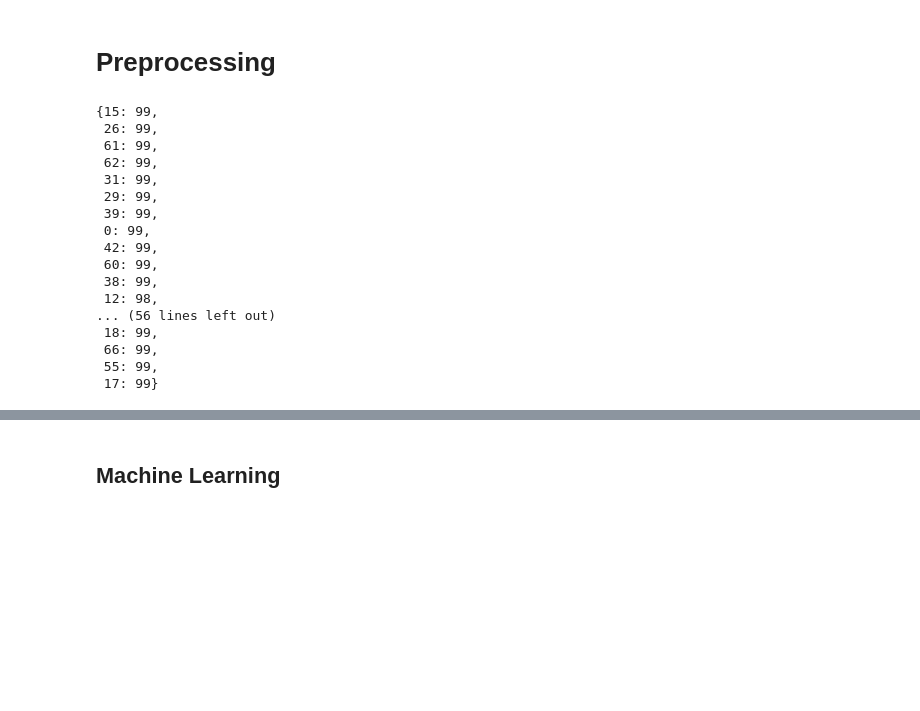
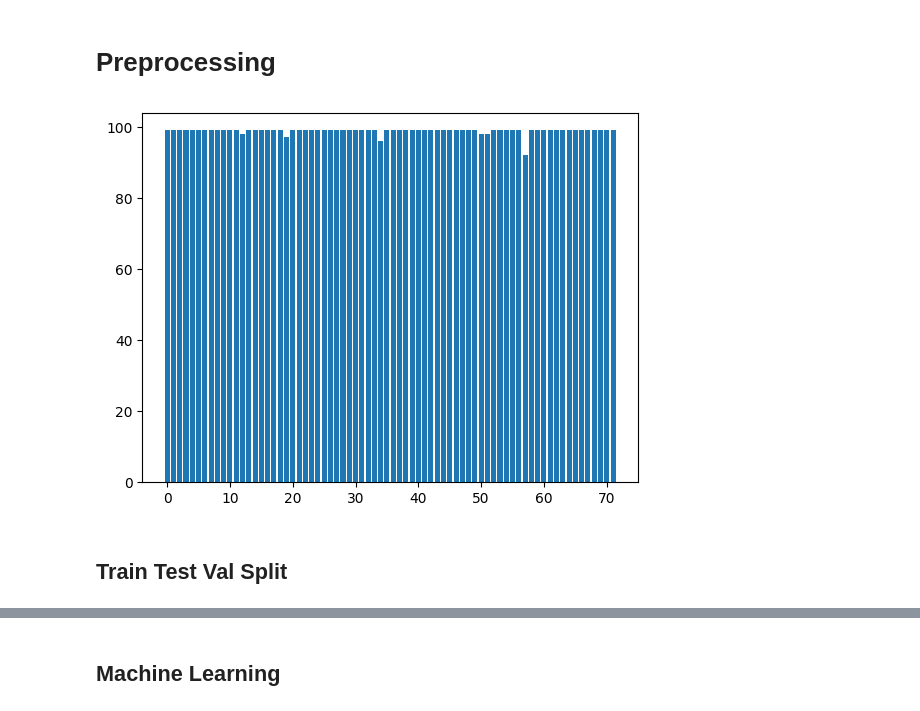
Before and after one commit to sciapponi/LyricStyleSpace, a Jupyter notebook: metric_learning.ipynb, the cells around one changed output, grey strips where cells are left out. Cells and saved outputs as stored; diff of their text form; code cells hidden in the pictures; blank space fills up the shorter version.

```diff
--- a/metric_learning.ipynb
+++ b/metric_learning.ipynb
@@ -68,30 +78,16 @@ sorted(filtered_parts)
 # %% [markdown]
 # Preprocessing
 # %%
-counts = {}
 def plot_dist(dataset):
+    counts = {}
     for example in dataset:
         if example['artist'] not in counts.keys():
             counts[example['artist']] = 0
         else:
             counts[example['artist']] += 1
-    return counts
+    plt.bar(counts.keys(), counts.values())
 plot_dist(mapped_dataset['train'])
 # %% [output]
-{15: 99,
- 26: 99,
- 61: 99,
- 62: 99,
- 31: 99,
- 29: 99,
- 39: 99,
- 0: 99,
- 42: 99,
- 60: 99,
- 38: 99,
- 12: 98,
-... (56 lines left out)
- 18: 99,
- 66: 99,
- 55: 99,
- 17: 99}
+[figure, added]
+# %% [markdown]
+## Train Test Val Split
```
Also changed, not shown: parts of 8 cells of this notebook.
